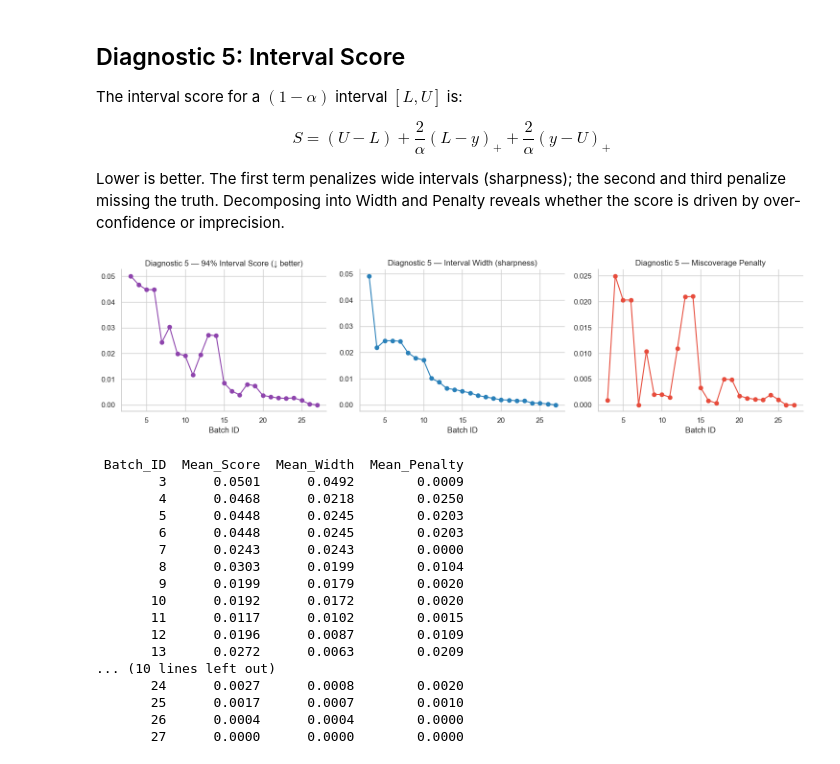
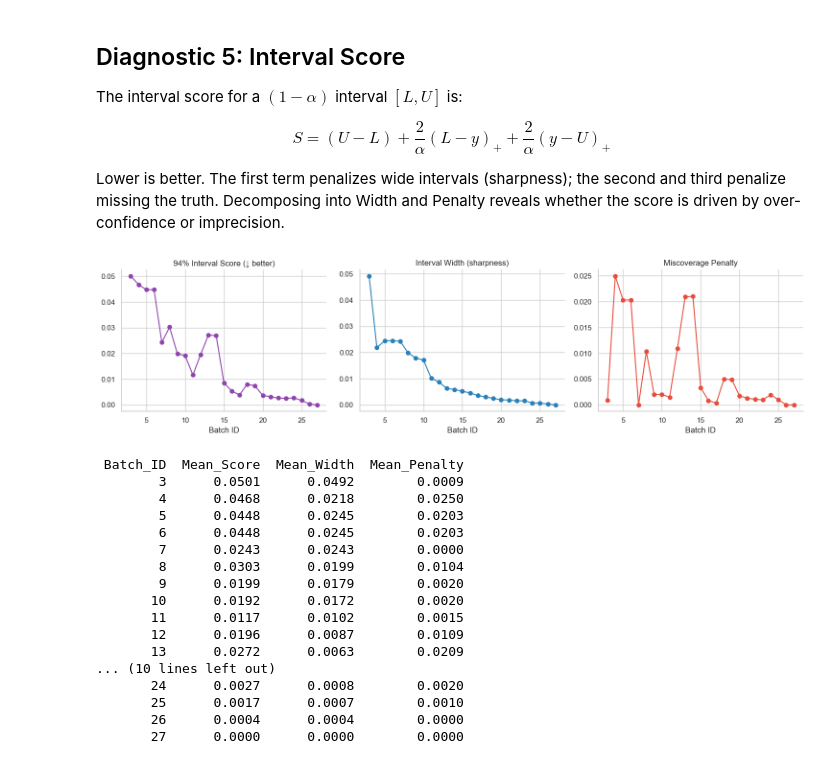
Before and after one commit to rickyrojas311/realtimeElectionForecasting, a Jupyter notebook: model_v1/v1_diagnostics.ipynb, the cells around one changed output. Cells and saved outputs as stored; diff of their text form; code cells hidden in the pictures.

```diff
--- a/model_v1/v1_diagnostics.ipynb
+++ b/model_v1/v1_diagnostics.ipynb
@@ -352,7 +352,7 @@ for ax, metric, color in zip(axes,
     ax.plot(agg['Batch_ID'], agg[metric], marker='o', color=color)
     ax.set_xlabel('Batch ID')
     ax.set_ylabel(metric)
-    ax.set_title(f'Diagnostic 2 — {metric} of Forecast Median vs. Official Result')
+    ax.set_title(f'{metric} of Forecast Median vs. Official Result')
     sns.despine(ax=ax)
 
 plt.tight_layout()
@@ -405,35 +405,35 @@ for batch_id in plot_batches:
             'Race':     race,
             'Score':    width + penalty,
             'Width':    width,
             'Penalty':  penalty,
         })
 
 interval_df = pd.DataFrame(interval_records)
 
 agg_int = interval_df.groupby('Batch_ID').agg(
     Mean_Score   = ('Score',   'mean'),
     Mean_Width   = ('Width',   'mean'),
     Mean_Penalty = ('Penalty', 'mean'),
 ).reset_index()
 
 fig, axes = plt.subplots(1, 3, figsize=(15, 4))
 panels = [
     ('Mean_Score',   f'{int(LEVEL*100)}% Interval Score (↓ better)', '#8e44ad'),
     ('Mean_Width',   'Interval Width (sharpness)',                    '#2980b9'),
     ('Mean_Penalty', 'Miscoverage Penalty',                           '#e74c3c'),
 ]
 for ax, (col, title, color) in zip(axes, panels):
     ax.plot(agg_int['Batch_ID'], agg_int[col], marker='o', color=color)
     ax.set_xlabel('Batch ID')
-    ax.set_title(f'Diagnostic 5 — {title}')
+    ax.set_title(f'{title}')
     sns.despine(ax=ax)
 
 plt.tight_layout()
 plt.show()
 
 print(agg_int.round(4).to_string(index=False))
 # %% [output]
-[figure, old version]
+[figure, new version]
  Batch_ID  Mean_Score  Mean_Width  Mean_Penalty
         3      0.0501      0.0492        0.0009
         4      0.0468      0.0218        0.0250
```
Also changed, not shown: parts of 2 cells of this notebook, 2 other files.
